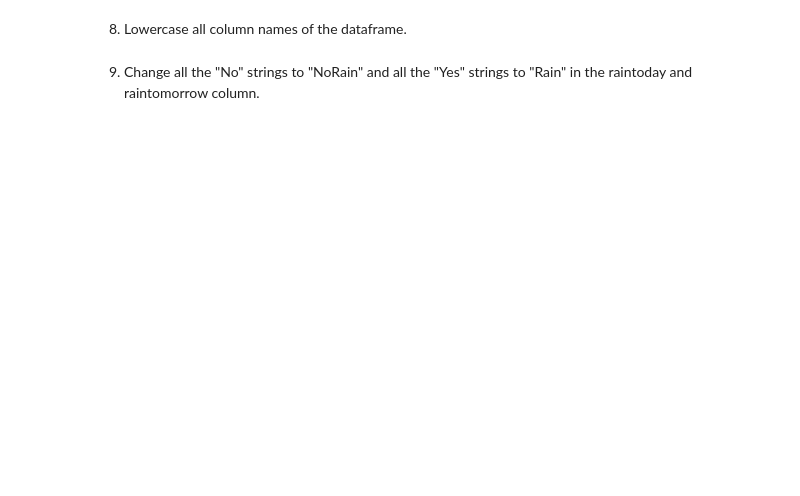
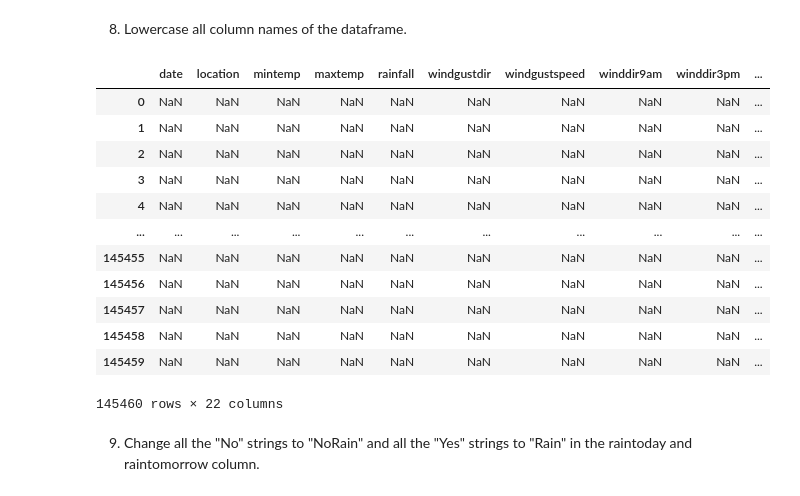
Before and after one commit to fenyx-it-academy/Class7-DataManipulation-Module-Week18, a Jupyter notebook: assignment2.ipynb, the cells around one changed output. Drawn from its saved outputs; the diff is of its cells as text; code cells hidden in the pictures; blank space fills up the shorter version.

Commit message:
DataManipulation_week_18_Assignment

```diff
--- a/assignment2.ipynb
+++ b/assignment2.ipynb
@@ -14,5 +14,5 @@ import numpy as np
 # %% [markdown]
 Download the `weatherAUS.csv` file from the following [kaggle page](https://www.kaggle.com/datasets/jsphyg/weather-dataset-rattle-package). We load it in in the following cell, make sure to set the correct path. The rest of the assignment you will be using this dataframe!
 # %%
-df = pd.read_csv('/path/to/weatherAUS.csv')
+df = pd.read_csv('weatherAUS.csv')
 df.head()
@@ -53,2 +163,18 @@ YOUR ANSWER HERE
+# %%
+pd.DataFrame(df,columns=df.columns.str.lower())
+# %% [output]
+|  | date | location | mintemp | maxtemp | rainfall | windgustdir | windgustspeed | winddir9am | winddir3pm | ... |
+| 0 | NaN | NaN | NaN | NaN | NaN | NaN | NaN | NaN | NaN | ... |
+| 1 | NaN | NaN | NaN | NaN | NaN | NaN | NaN | NaN | NaN | ... |
+| 2 | NaN | NaN | NaN | NaN | NaN | NaN | NaN | NaN | NaN | ... |
+| 3 | NaN | NaN | NaN | NaN | NaN | NaN | NaN | NaN | NaN | ... |
+| 4 | NaN | NaN | NaN | NaN | NaN | NaN | NaN | NaN | NaN | ... |
+| ... | ... | ... | ... | ... | ... | ... | ... | ... | ... | ... |
+| 145455 | NaN | NaN | NaN | NaN | NaN | NaN | NaN | NaN | NaN | ... |
+| 145456 | NaN | NaN | NaN | NaN | NaN | NaN | NaN | NaN | NaN | ... |
+| 145457 | NaN | NaN | NaN | NaN | NaN | NaN | NaN | NaN | NaN | ... |
+| 145458 | NaN | NaN | NaN | NaN | NaN | NaN | NaN | NaN | NaN | ... |
+| 145459 | NaN | NaN | NaN | NaN | NaN | NaN | NaN | NaN | NaN | ... |
+145460 rows × 22 columns
 # %% [markdown]
 9. Change all the "No" strings to "NoRain" and all the "Yes" strings to "Rain" in the raintoday and raintomorrow column.
```
Also changed, not shown: parts of 34 cells of this notebook, 1 other file.
